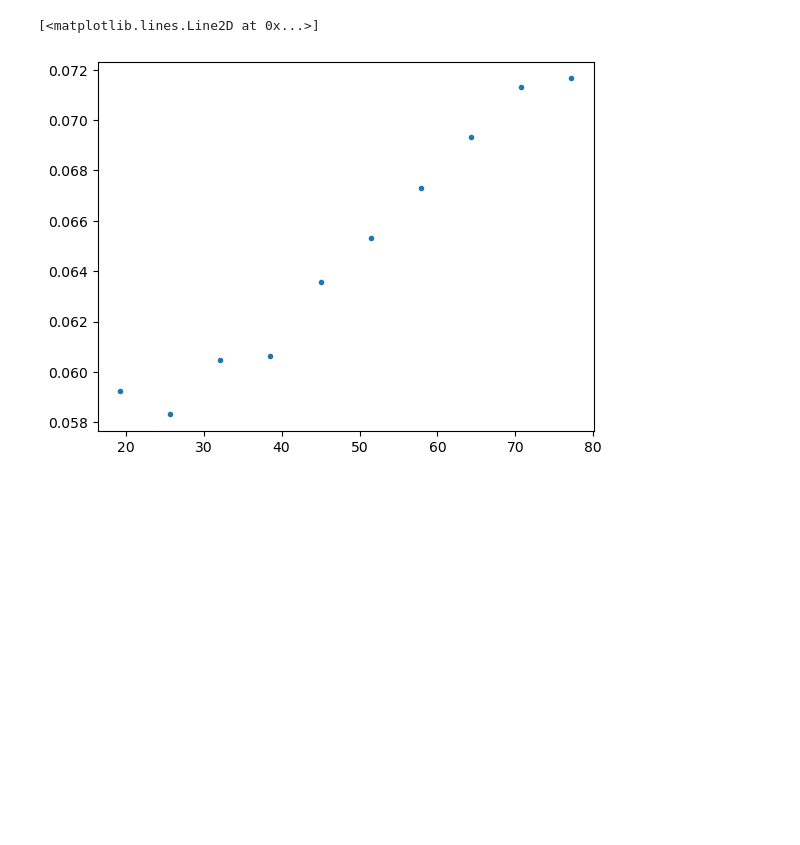
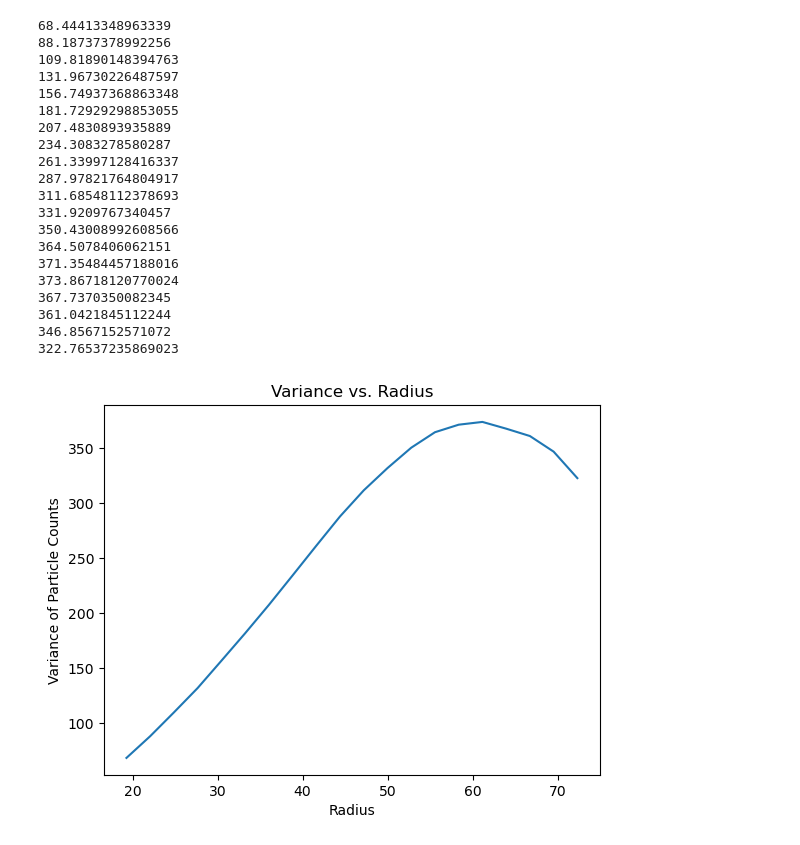
Before and after one commit to xianyang316/Hyperuniformity_simulation, a Jupyter notebook: code/variance_calculations_test.ipynb, the cells around one changed output. Cells and saved outputs as stored; diff of their text form; code cells hidden in the pictures; blank space fills up the shorter version.

```diff
--- a/code/variance_calculations_test.ipynb
+++ b/code/variance_calculations_test.ipynb
@@ -59,7 +72,59 @@ print(scaled_variances)
-# %%
-indexes= scaled_variances>0
-variances_radius_ratio = (scaled_variances[indexes])/(radius[indexes])**2
-plt.plot(radius[indexes], variances_radius_ratio, '.')
-# %% [output]
-[<matplotlib.lines.Line2D at 0x...>]
-[figure, removed]
+# %%
+def particles_in_windows_real_variances(positions, origin1, radius):
+    return np.sum(np.linalg.norm(positions - origin1, axis=1) < radius)
+
+radiuses = np.linspace(box_length / 8, 15 * box_length / 32, 20)
+variances_real = []
+
+for k in range(len(radiuses)):
+    total_centers = []
+    x_range = np.linspace(-0.5* box_length + radiuses[k], 0.5 * box_length - radiuses[k], 101)
+    y_range = np.linspace(-0.5 * box_length + radiuses[k], 0.5 * box_length - radiuses[k], 101)
+
+    for i in range(2000):
+        file_name = f'data/positions/positions_{i}.txt'
+        data = np.loadtxt(file_name)
+
+        num_centers = np.zeros(len(x_range))  # Initialize inside the loop over i
+        for j in range(len(x_range)):
+            origin = np.array([x_range[j], y_range[j], 0])
+            particles = particles_in_windows_real_variances(
+                data[1:], origin1=origin, radius=radiuses[k]
+            )
+            num_centers[j] = particles
+
+        total_centers.append(num_centers[::])  # Append a copy to avoid reference issues
+
+    total_centers = np.array(total_centers)  # Convert list to NumPy array for averaging
+    avg_centers = np.mean(total_centers)
+    variance = np.var(total_centers)
+    print(variance)  # Use NumPy's variance function
+    variances_real.append(variance)
+
+plt.plot(radiuses, variances_real)
+plt.xlabel('Radius')
+plt.ylabel('Variance of Particle Counts')
+plt.title('Variance vs. Radius')
+plt.show()
+# %% [output]
+68.44413348963339
+88.18737378992256
+109.81890148394763
+131.96730226487597
+156.74937368863348
+181.72929298853055
+207.4830893935889
+234.3083278580287
+261.33997128416337
+287.97821764804917
+311.68548112378693
+331.9209767340457
+350.43008992608566
+364.5078406062151
+371.35484457188016
+373.86718120770024
+367.7370350082345
+361.0421845112244
+346.8567152571072
+322.76537235869023
+[figure, added]
```
Also changed, not shown: parts of 3 cells of this notebook, 2 other files.
